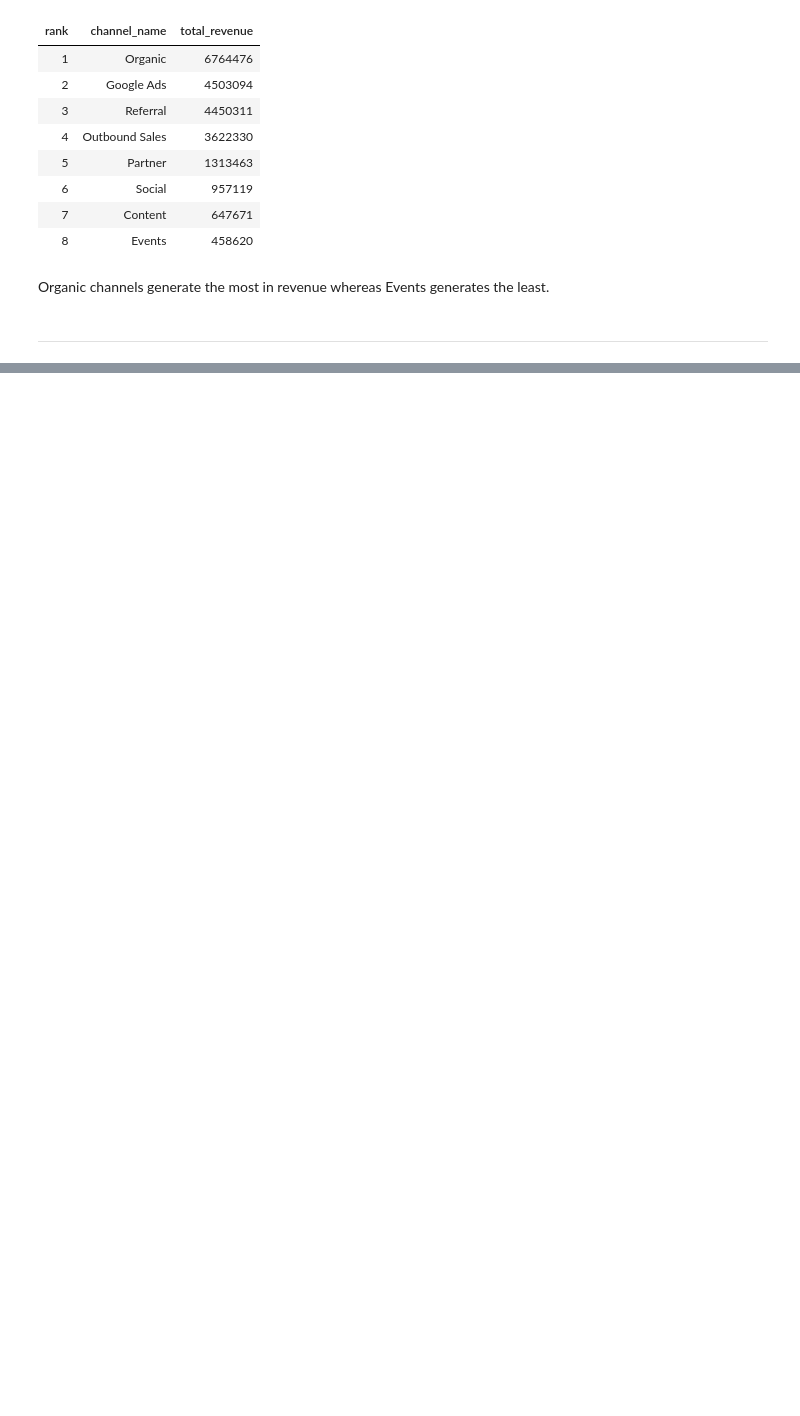
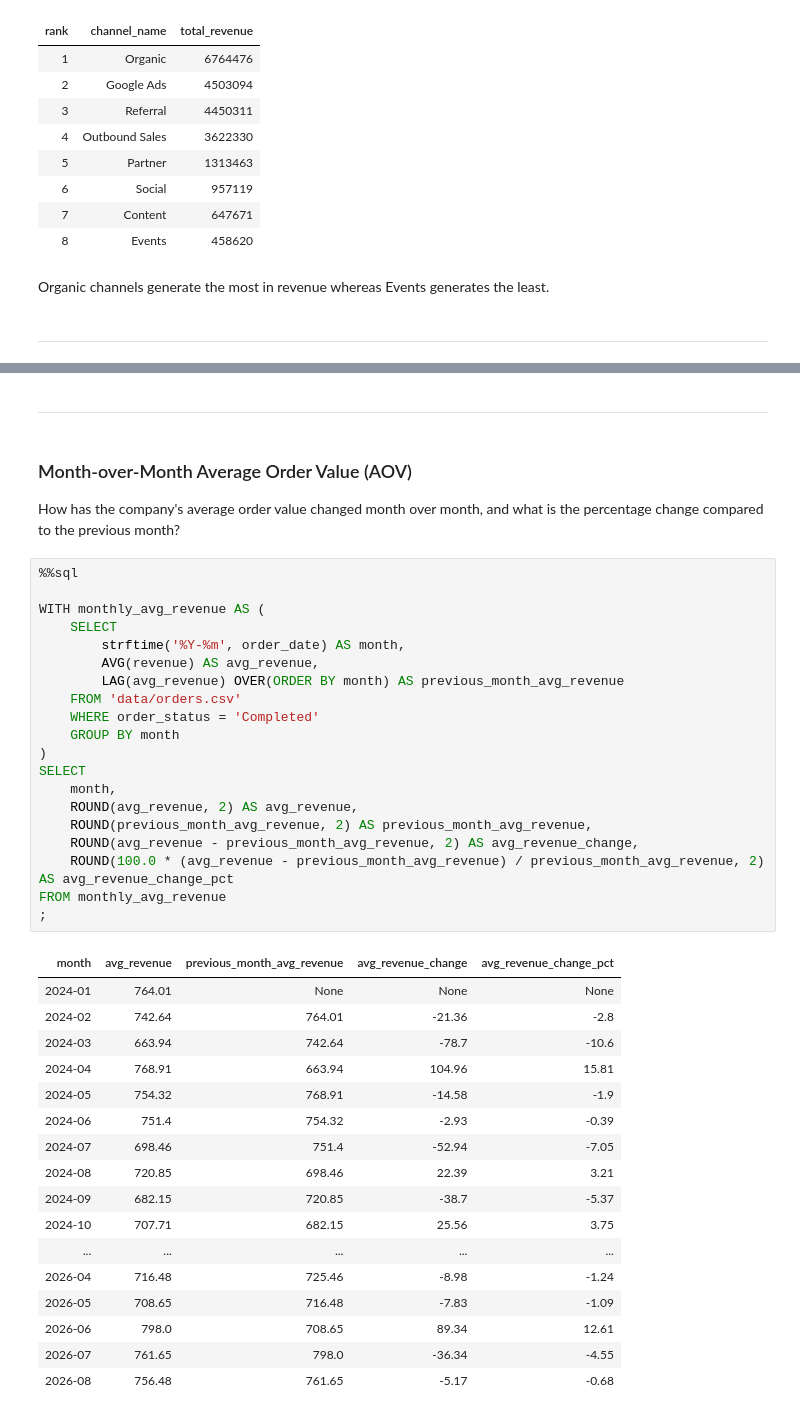
Before and after one commit to nlawee/sql_projects, a Jupyter notebook: Northstar Customer Analytics/analysis.ipynb, the cells around one changed output, grey strips where cells are left out. Drawn from its saved outputs; the diff is of its cells as text; blank space fills up the shorter version.

```diff
--- a/Northstar Customer Analytics/analysis.ipynb
+++ b/Northstar Customer Analytics/analysis.ipynb
@@ -83,0 +166,44 @@ SyntaxError: invalid syntax (1630049499.py, line 1)
+# %% [markdown]
+------
+# %% [markdown]
+### Month-over-Month Average Order Value (AOV)
+
+How has the company's average order value changed month over month, and what is the percentage change compared to the previous month?
+# %%
+%%sql
+
+WITH monthly_avg_revenue AS (
+    SELECT
+        strftime('%Y-%m', order_date) AS month,
+        AVG(revenue) AS avg_revenue,
+        LAG(avg_revenue) OVER(ORDER BY month) AS previous_month_avg_revenue
+    FROM 'data/orders.csv'
+    WHERE order_status = 'Completed'
+    GROUP BY month
+)
+SELECT
+    month,
+    ROUND(avg_revenue, 2) AS avg_revenue,
+    ROUND(previous_month_avg_revenue, 2) AS previous_month_avg_revenue,
+    ROUND(avg_revenue - previous_month_avg_revenue, 2) AS avg_revenue_change,
+    ROUND(100.0 * (avg_revenue - previous_month_avg_revenue) / previous_month_avg_revenue, 2) AS avg_revenue_change_pct
+FROM monthly_avg_revenue
+;
+# %% [output]
+| month | avg_revenue | previous_month_avg_revenue | avg_revenue_change | avg_revenue_change_pct |
+| 2024-01 | 764.01 | None | None | None |
+| 2024-02 | 742.64 | 764.01 | -21.36 | -2.8 |
+| 2024-03 | 663.94 | 742.64 | -78.7 | -10.6 |
+| 2024-04 | 768.91 | 663.94 | 104.96 | 15.81 |
+| 2024-05 | 754.32 | 768.91 | -14.58 | -1.9 |
+| 2024-06 | 751.4 | 754.32 | -2.93 | -0.39 |
+| 2024-07 | 698.46 | 751.4 | -52.94 | -7.05 |
+| 2024-08 | 720.85 | 698.46 | 22.39 | 3.21 |
+| 2024-09 | 682.15 | 720.85 | -38.7 | -5.37 |
+| 2024-10 | 707.71 | 682.15 | 25.56 | 3.75 |
+| ... | ... | ... | ... | ... |
+| 2026-04 | 716.48 | 725.46 | -8.98 | -1.24 |
+| 2026-05 | 708.65 | 716.48 | -7.83 | -1.09 |
+| 2026-06 | 798.0 | 708.65 | 89.34 | 12.61 |
+| 2026-07 | 761.65 | 798.0 | -36.34 | -4.55 |
+| 2026-08 | 756.48 | 761.65 | -5.17 | -0.68 |
```
Also changed, not shown: parts of 13 cells of this notebook.
